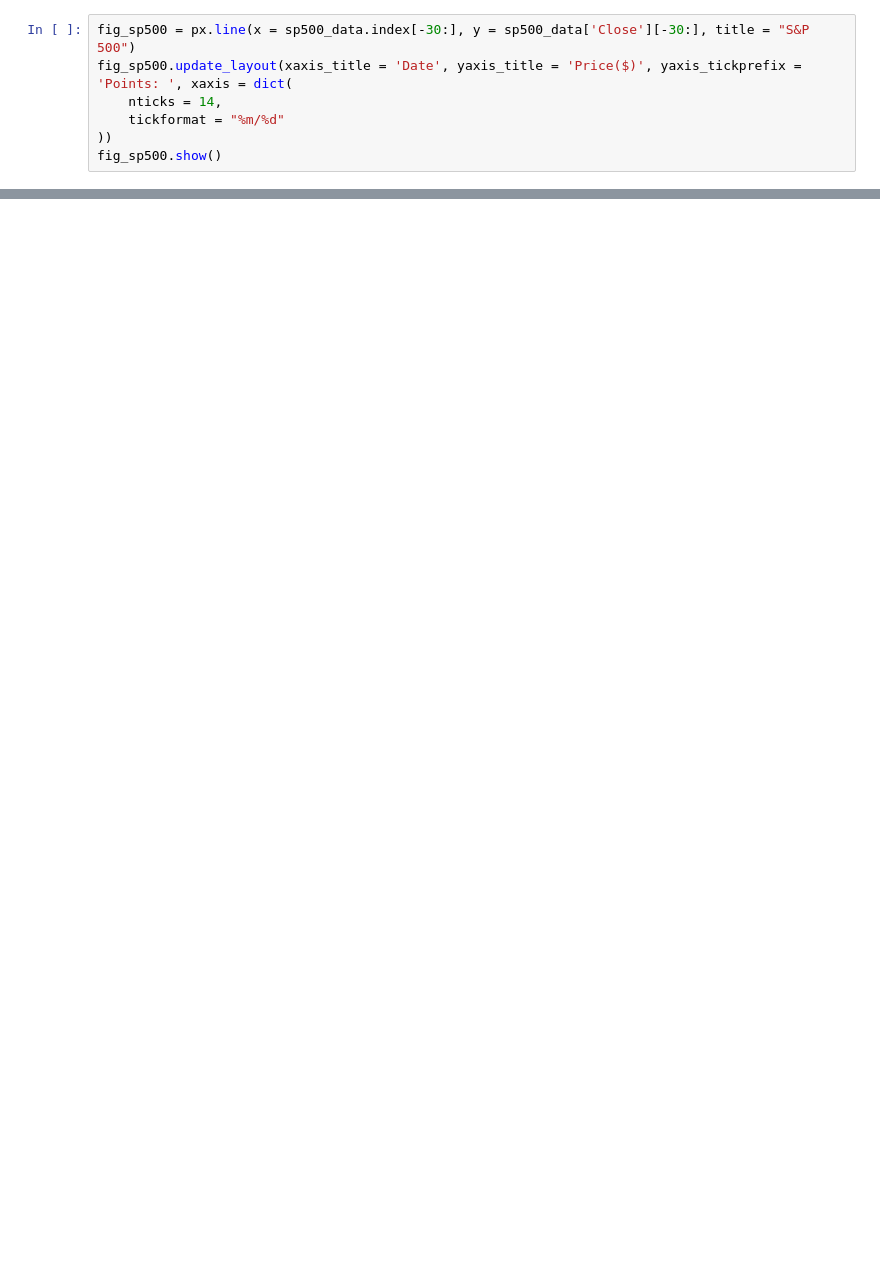
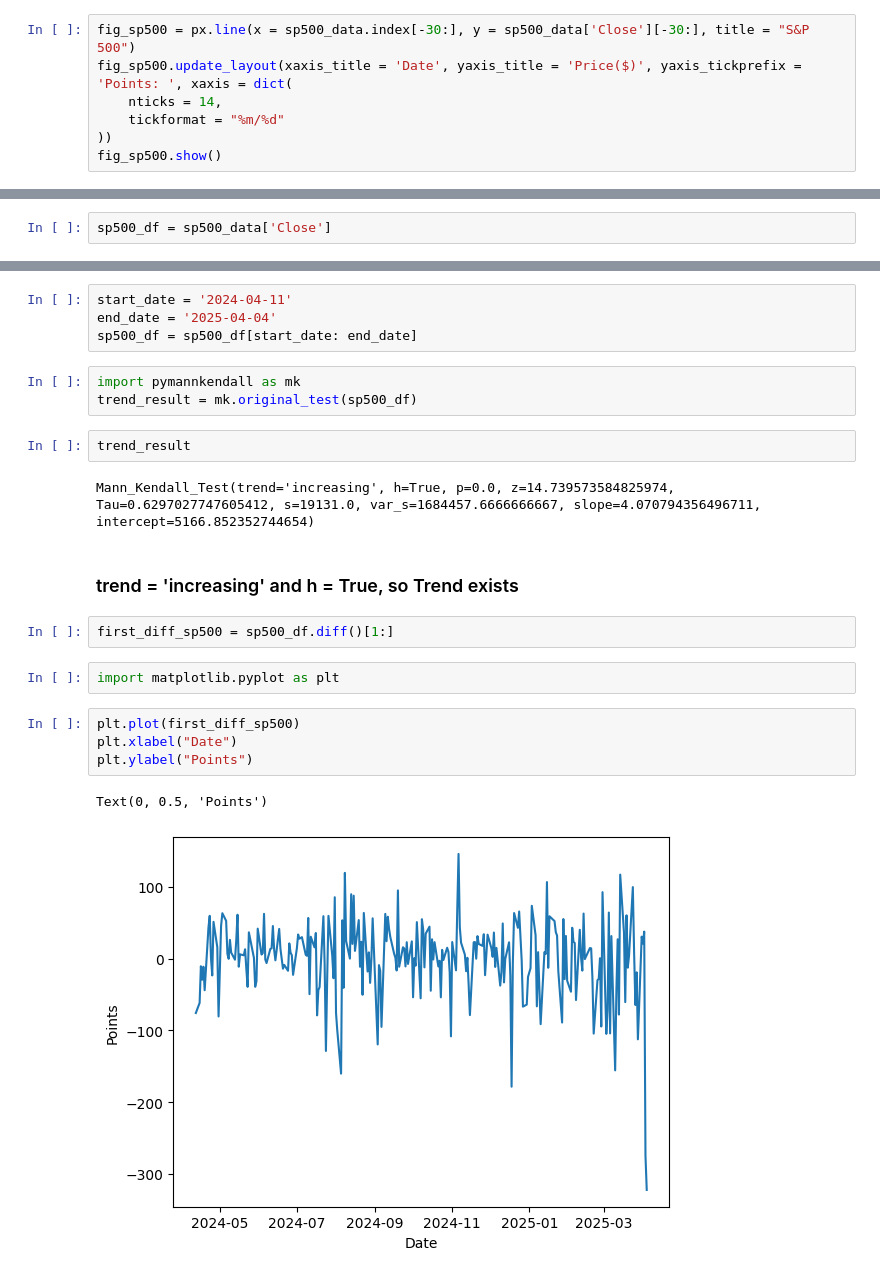
Before and after one commit to der-amit/Stock-Analysis, a Jupyter notebook: stock_analysis.ipynb, the cells around one changed output, grey strips where cells are left out. Drawn from its saved outputs; the diff is of its cells as text; blank space fills up the shorter version.

```diff
--- a/stock_analysis.ipynb
+++ b/stock_analysis.ipynb
@@ -89,0 +93,2 @@ fig_sp500.show()
+# %%
+sp500_df = sp500_data['Close']
@@ -89,0 +105,24 @@ fig_sp500.show()
+# %%
+start_date = '2024-04-11'
+end_date = '2025-04-04'
+sp500_df = sp500_df[start_date: end_date]
+# %%
+import pymannkendall as mk
+trend_result = mk.original_test(sp500_df)
+# %%
+trend_result
+# %% [output]
+Mann_Kendall_Test(trend='increasing', h=True, p=0.0, z=14.739573584825974, Tau=0.6297027747605412, s=19131.0, var_s=1684457.6666666667, slope=4.070794356496711, intercept=5166.852352744654)
+# %% [markdown]
+### trend = 'increasing' and h = True, so Trend exists
+# %%
+first_diff_sp500 = sp500_df.diff()[1:]
+# %%
+import matplotlib.pyplot as plt
+# %%
+plt.plot(first_diff_sp500)
+plt.xlabel("Date")
+plt.ylabel("Points")
+# %% [output]
+Text(0, 0.5, 'Points')
+[figure, added]
```
Also changed, not shown: parts of 13 cells of this notebook.
